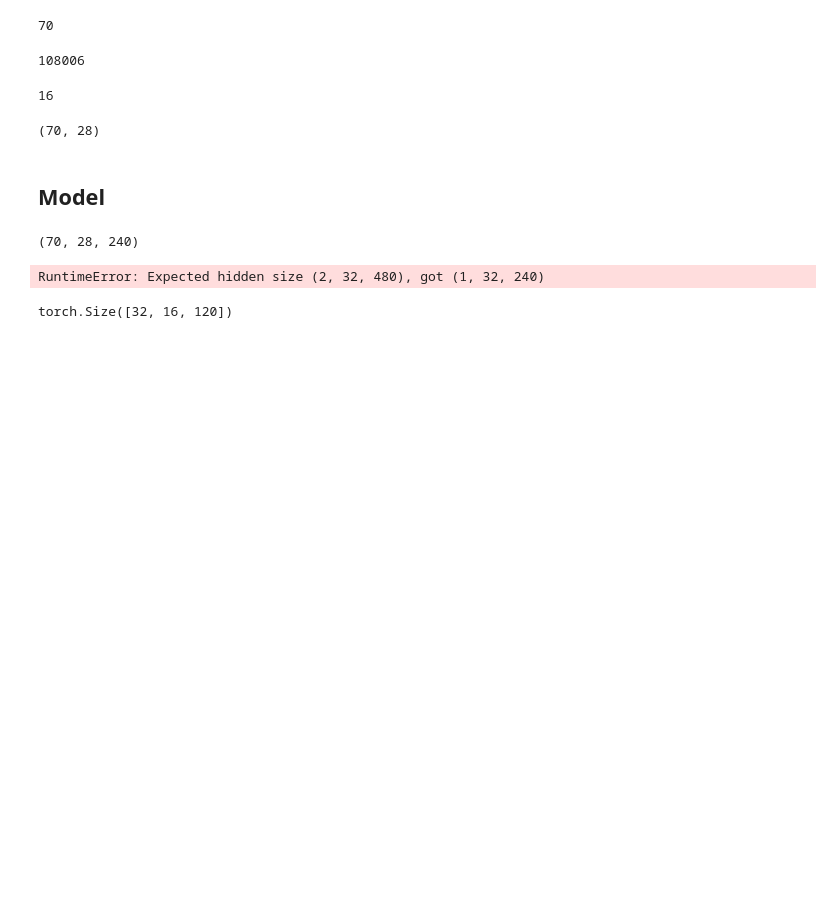
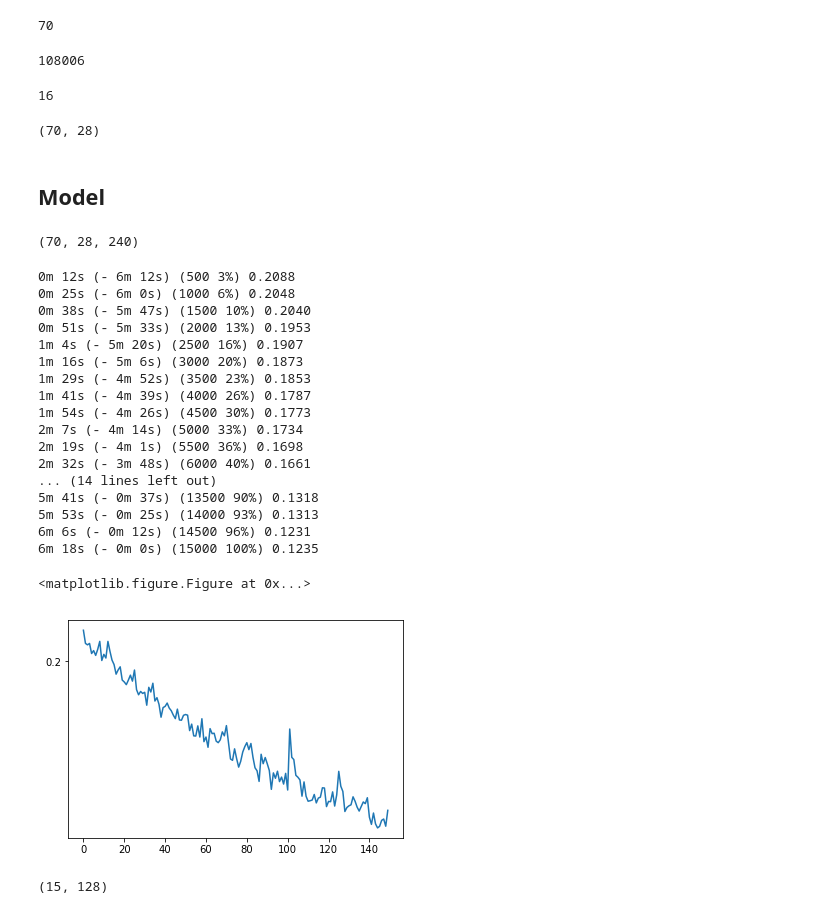
Before and after one commit to shehel/NLP, a Jupyter notebook: attention_seq_pytorch.ipynb, the cells around one changed output. Cells and saved outputs as stored; diff of their text form; code cells hidden in the pictures; blank space fills up the shorter version.

```diff
--- a/attention_seq_pytorch.ipynb
+++ b/attention_seq_pytorch.ipynb
@@ -108,16 +114,23 @@ class DecoderRNN(nn.Module):
         super(DecoderRNN, self).__init__()
         self.hidden_size = hidden_size
         self.embedding = nn.Embedding(output_size, hidden_size)
-        self.gru = nn.GRU(hidden_size, hidden_size, batch_first=True, num_layers=n_layers)
+        self.gru = nn.GRU(hidden_size, hidden_size, batch_first=True, num_layers=1)
+        self.gru2 = nn.GRU(hidden_size, hidden_size, batch_first=True, num_layers=1)
+
         # TODO use transpose of embedding
         self.out = nn.Linear(hidden_size, output_size)
         self.sm = nn.LogSoftmax()
 
     def forward(self, input, hidden):
-        emb = self.embedding(input).unsqueeze(1)
+        #print ('decoder inputs input and hidden = ', input.size(), hidden.size())
+        #emb = self.embedding(input).unsqueeze(1)
+        #print ('decoder input = ', emb.size())
         # NB: Removed relu
-        res, hidden = self.gru(emb, hidden)
+        res, hidden = self.gru(input, hidden)
+        #res, hidden = self.gru2(res, hidden)
+        #print ('decoder output-hidden = ', res.size(), hidden.size())
         output = self.sm(self.out(res[:,0]))
+        #print ('final output = ', output.size())
         return output, hidden
 # %%
 input_vocab_size, output_vocab_size, dim
@@ -134,7 +147,10 @@ def train(input_variable, target_variable, encoder, decoder,
     loss = 0
 
     encoder_output, encoder_hidden = encoder(input_variable, encoder_hidden)
-    decoder_input = Variable(torch.LongTensor([SOS_token]*batch_size)).cuda()
+
+    decoder_input = encoder_hidden.squeeze()
+    decoder_input = decoder_input.unsqueeze(1)
+    #print ('MMYYYY',decoder_input.size())
     decoder_hidden = encoder_hidden
 
     for di in range(target_length):
@@ -143,9 +159,10 @@ def train(input_variable, target_variable, encoder, decoder,
         targ = target_variable[:, di]
         #print(decoder_output.size(), targ.size(), target_variable.size())
         loss += criterion(decoder_output, targ)
-        _, indices = torch.max(decoder_output, 1)
-        decoder_input = indices
-        break
+        #_, indices = torch.max(decoder_output, 1)
+        #decoder_input = indices
+
+
     loss.backward()
     encoder_optimizer.step()
     decoder_optimizer.step()
@@ -171,13 +188,13 @@ def trainIters(encoder, decoder, n_epochs, print_every=1000, plot_every=100,
     print_loss_total = 0 # Reset every print_every
     plot_loss_total = 0 # Reset every plot_every
 
-    encoder_optimizer = optim.Adam(netE.parameters(), lr=learning_rate, betas=(0.5, 0.999))
-    decoder_optimizer = optim.Adam(netD.parameters(), lr=learning_rate, betas=(0.5, 0.999))
+    encoder_optimizer = optim.Adam(encoder.parameters(), lr=learning_rate, betas=(0.5, 0.999))
+    decoder_optimizer = optim.Adam(decoder.parameters(), lr=learning_rate, betas=(0.5, 0.999))
 
     criterion = nn.NLLLoss().cuda()
 
     for epoch in range(1, n_epochs + 1):
-        training_batch = get_batch(input_train, labels_train)
+        training_batch = get_batch(input_train, labels_train, 128)
 
         input_variable = Variable(torch.LongTensor((training_batch[0].astype('int64')))).cuda()
         target_variable = Variable(torch.LongTensor(training_batch[1].astype('int64'))).cuda()
@@ -200,7 +217,7 @@ def trainIters(encoder, decoder, n_epochs, print_every=1000, plot_every=100,
 
     showPlot(plot_losses)
 # %%
-encoder = EncoderRNN(input_vocab_size, dim, 1).cuda()
+encoder = EncoderRNN(input_vocab_size, dim).cuda()
 decoder = DecoderRNN(dim, output_vocab_size).cuda()
 # %%
 import matplotlib.pyplot as plt
@@ -215,9 +232,27 @@ def showPlot(points):
     ax.yaxis.set_major_locator(loc)
     plt.plot(points)
 # %%
-trainIters(encoder, decoder, 1, print_every=500, learning_rate=0.05)
+trainIters(encoder, decoder, 15000, print_every=500, learning_rate=0.0005)
 # %% [output]
-RuntimeError: Expected hidden size (2, 32, 480), got (1, 32, 240)
+0m 12s (- 6m 12s) (500 3%) 0.2088
+0m 25s (- 6m 0s) (1000 6%) 0.2048
+0m 38s (- 5m 47s) (1500 10%) 0.2040
+0m 51s (- 5m 33s) (2000 13%) 0.1953
+1m 4s (- 5m 20s) (2500 16%) 0.1907
+1m 16s (- 5m 6s) (3000 20%) 0.1873
+1m 29s (- 4m 52s) (3500 23%) 0.1853
+1m 41s (- 4m 39s) (4000 26%) 0.1787
+1m 54s (- 4m 26s) (4500 30%) 0.1773
+2m 7s (- 4m 14s) (5000 33%) 0.1734
+2m 19s (- 4m 1s) (5500 36%) 0.1698
+2m 32s (- 3m 48s) (6000 40%) 0.1661
+... (14 lines left out)
+5m 41s (- 0m 37s) (13500 90%) 0.1318
+5m 53s (- 0m 25s) (14000 93%) 0.1313
+6m 6s (- 0m 12s) (14500 96%) 0.1231
+6m 18s (- 0m 0s) (15000 100%) 0.1235
+<matplotlib.figure.Figure at 0x...>
+[figure, added]
 # %%
 test_batch = get_batch(input_test, labels_test)
 
@@ -229,22 +264,26 @@ target_length = target_variable.size()[1]
 encoder_hidden = encoder.initHidden(batch_size).cuda()
 
 encoder_output, encoder_hidden = encoder(input_variable, encoder_hidden)
-decoder_input = Variable(torch.LongTensor([SOS_token]*batch_size)).cuda()
+#decoder_input = Variable(torch.LongTensor([SOS_token]*batch_size)).cuda()
+decoder_input = encoder_hidden.squeeze()
+decoder_input = decoder_input.unsqueeze(1)
 decoder_hidden = encoder_hidden
 decoded_words = []
 for di in range(target_length):
     decoder_output, decoder_hidden = decoder(decoder_input, decoder_hidden)
     _, indices = torch.max(decoder_output, 1)
     decoded_words.append(indices)
-    decoder_input = indices
+    #decoder_input = indices
-# %% [output]
-torch.Size([32, 16, 120])
 # %%
 combine = []
 for x in decoded_words:
     combine.append(x.cpu().data.numpy())
 # %%
 combine = np.array(combine)
+# %%
+combine.shape
+# %% [output]
+(15, 128)
 # %%
 input_test1=test_batch[0]
 labels_test1=test_batch[1]
```
Also changed, not shown: parts of 5 cells of this notebook, 1 other file.
